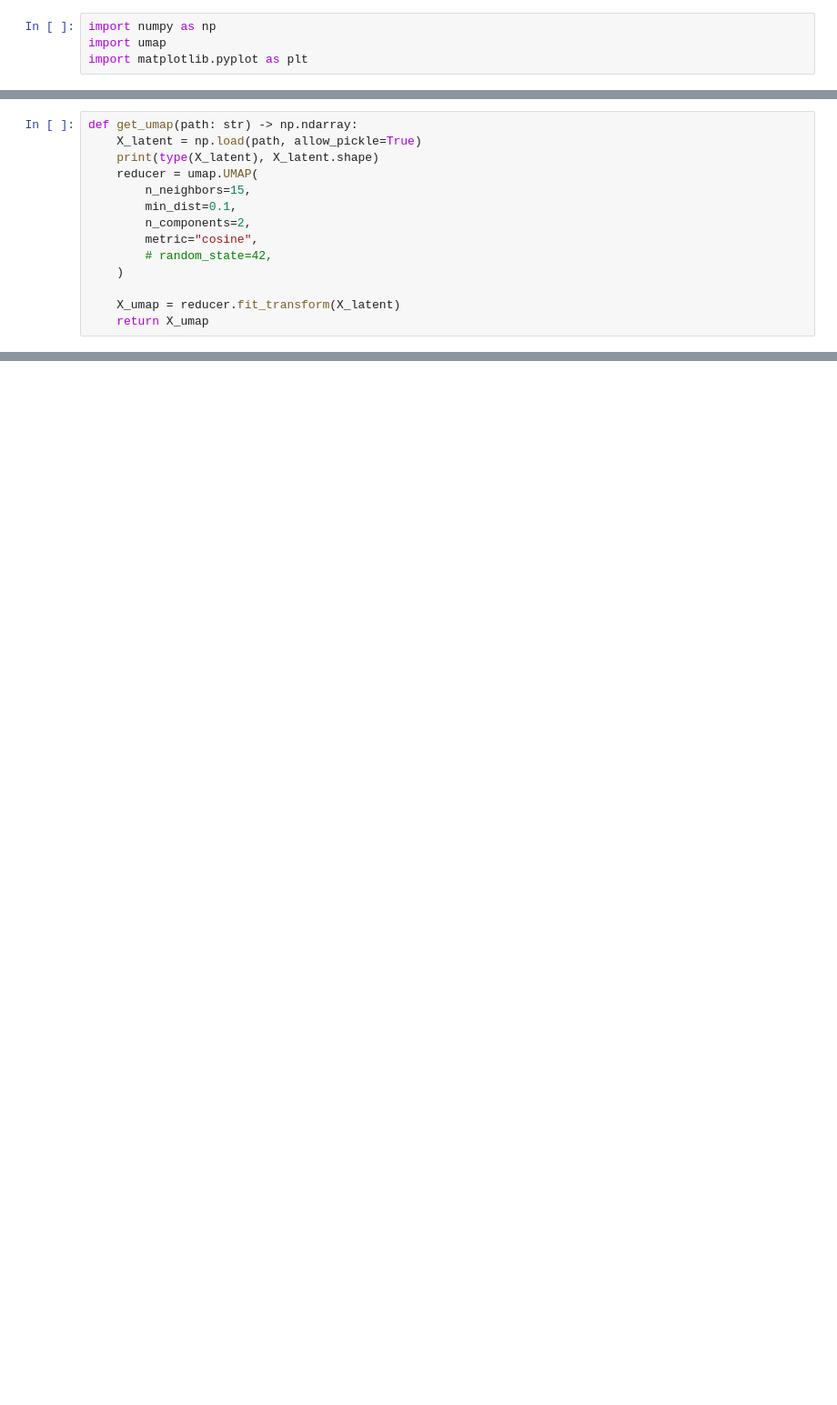
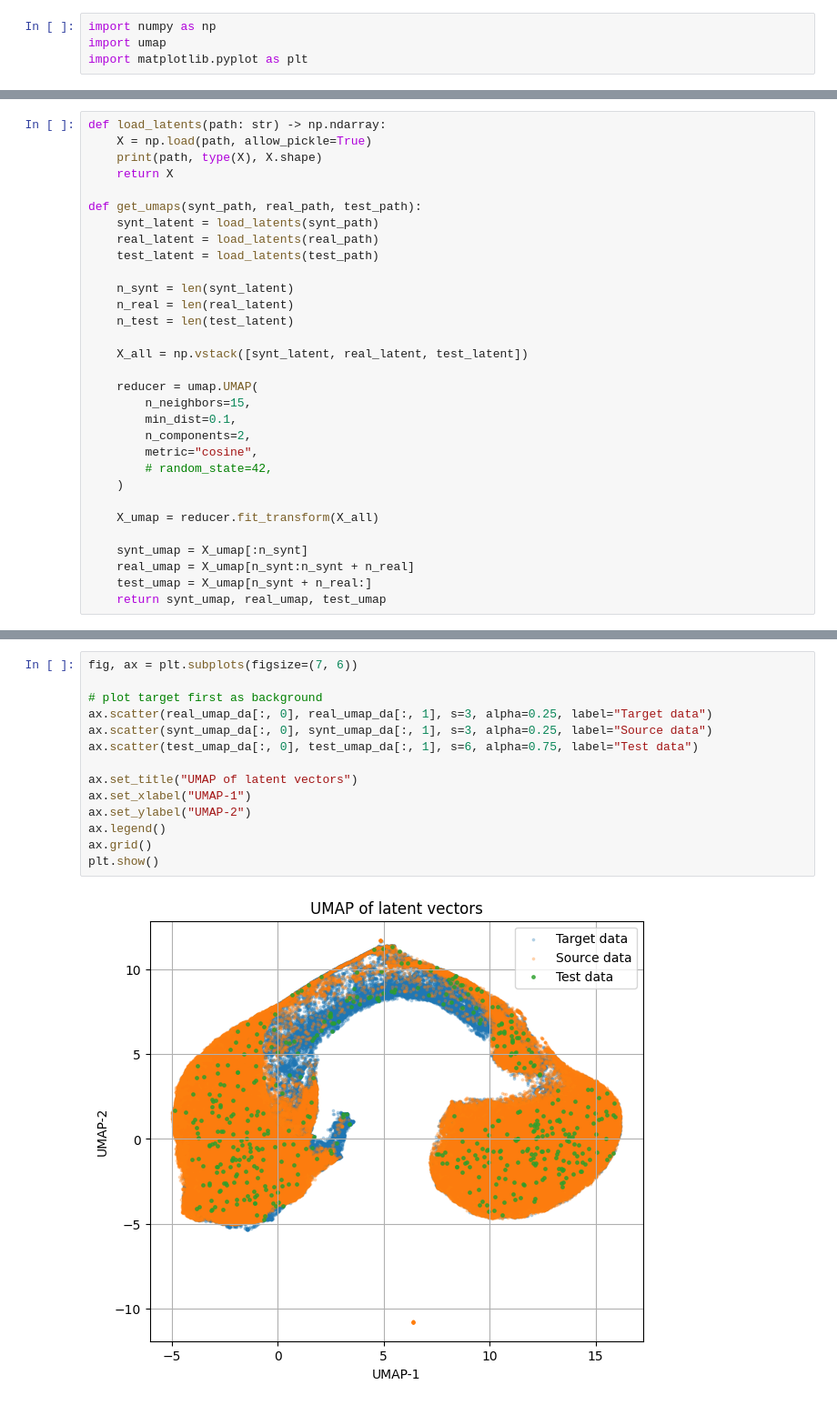
Before and after one commit to dimicorn/SIDDA, a Jupyter notebook: src/paper_notebooks/umap.ipynb, the cells around one changed output, grey strips where cells are left out. Shown at 91% size. Drawn from its saved outputs; the diff is of its cells as text; blank space fills up the shorter version.

```diff
--- a/src/paper_notebooks/umap.ipynb
+++ b/src/paper_notebooks/umap.ipynb
@@ -8,7 +13,20 @@ synt_path = "../scripts/model.ptcnn_DA_20260401-230242/latent_vectors/latent_vec
 # %%
-def get_umap(path: str) -> np.ndarray:
-    X_latent = np.load(path, allow_pickle=True)
-    print(type(X_latent), X_latent.shape)
+def load_latents(path: str) -> np.ndarray:
+    X = np.load(path, allow_pickle=True)
+    print(path, type(X), X.shape)
+    return X
+
+def get_umaps(synt_path, real_path, test_path):
+    synt_latent = load_latents(synt_path)
+    real_latent = load_latents(real_path)
+    test_latent = load_latents(test_path)
+
+    n_synt = len(synt_latent)
+    n_real = len(real_latent)
+    n_test = len(test_latent)
+
+    X_all = np.vstack([synt_latent, real_latent, test_latent])
+
     reducer = umap.UMAP(
         n_neighbors=15,
         min_dist=0.1,
@@ -17,5 +35,9 @@ def get_umap(path: str) -> np.ndarray:
         # random_state=42,
     )
 
-    X_umap = reducer.fit_transform(X_latent)
-    return X_umap
+    X_umap = reducer.fit_transform(X_all)
+
+    synt_umap = X_umap[:n_synt]
+    real_umap = X_umap[n_synt:n_synt + n_real]
+    test_umap = X_umap[n_synt + n_real:]
+    return synt_umap, real_umap, test_umap
@@ -37,0 +120,16 @@ plt.show()
+# %%
+fig, ax = plt.subplots(figsize=(7, 6))
+
+# plot target first as background
+ax.scatter(real_umap_da[:, 0], real_umap_da[:, 1], s=3, alpha=0.25, label="Target data")
+ax.scatter(synt_umap_da[:, 0], synt_umap_da[:, 1], s=3, alpha=0.25, label="Source data")
+ax.scatter(test_umap_da[:, 0], test_umap_da[:, 1], s=6, alpha=0.75, label="Test data")
+
+ax.set_title("UMAP of latent vectors")
+ax.set_xlabel("UMAP-1")
+ax.set_ylabel("UMAP-2")
+ax.legend()
+ax.grid()
+plt.show()
+# %% [output]
+[figure, added]
```
Also changed, not shown: parts of 7 cells of this notebook, 8 other files.
